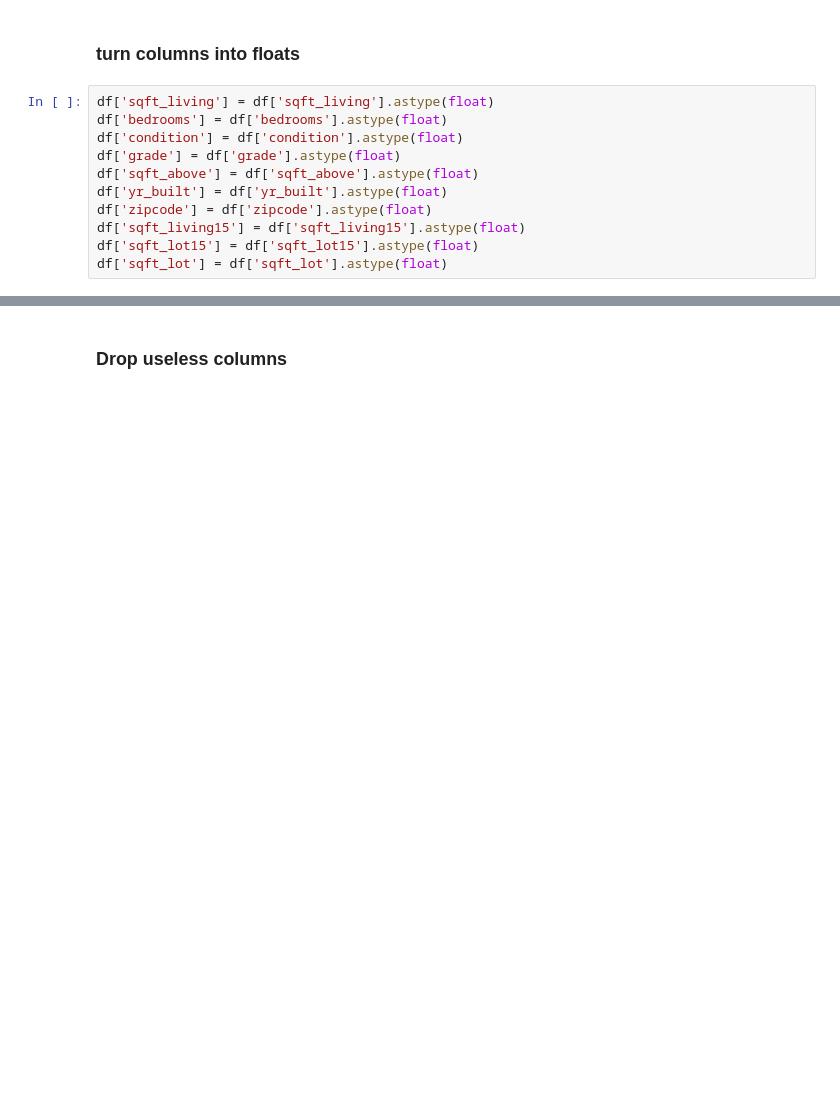
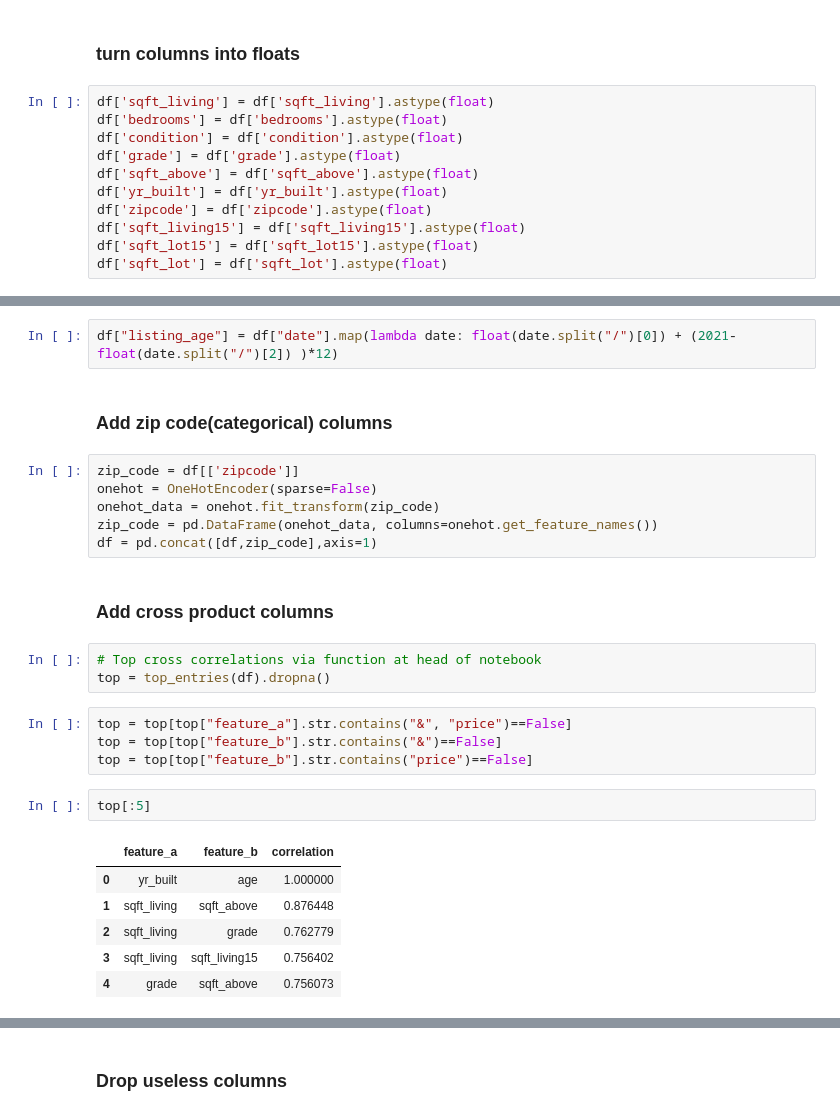
Before and after one commit to willcline613/bsc-phase-two-project, a Jupyter notebook: notebooks/exploratory/will/will-main.ipynb, the cells around one changed output, grey strips where cells are left out. Cells and saved outputs as stored; diff of their text form; blank space fills up the shorter version.

```diff
--- a/notebooks/exploratory/will/will-main.ipynb
+++ b/notebooks/exploratory/will/will-main.ipynb
@@ -62,0 +178,28 @@ df['sqft_lot'] = df['sqft_lot'].astype(float)
+# %%
+df["listing_age"] = df["date"].map(lambda date: float(date.split("/")[0]) + (2021- float(date.split("/")[2]) )*12)
+# %% [markdown]
+### Add zip code(categorical) columns
+# %%
+zip_code = df[['zipcode']]
+onehot = OneHotEncoder(sparse=False)
+onehot_data = onehot.fit_transform(zip_code)
+zip_code = pd.DataFrame(onehot_data, columns=onehot.get_feature_names())
+df = pd.concat([df,zip_code],axis=1)
+# %% [markdown]
+### Add cross product columns
+# %%
+# Top cross correlations via function at head of notebook
+top = top_entries(df).dropna()
+# %%
+top = top[top["feature_a"].str.contains("&", "price")==False]
+top = top[top["feature_b"].str.contains("&")==False]
+top = top[top["feature_b"].str.contains("price")==False]
+# %%
+top[:5]
+# %% [output]
+|  | feature_a | feature_b | correlation |
+| 0 | yr_built | age | 1.000000 |
+| 1 | sqft_living | sqft_above | 0.876448 |
+| 2 | sqft_living | grade | 0.762779 |
+| 3 | sqft_living | sqft_living15 | 0.756402 |
+| 4 | grade | sqft_above | 0.756073 |
```
Also changed, not shown: parts of 50 cells of this notebook, 1 other file.
